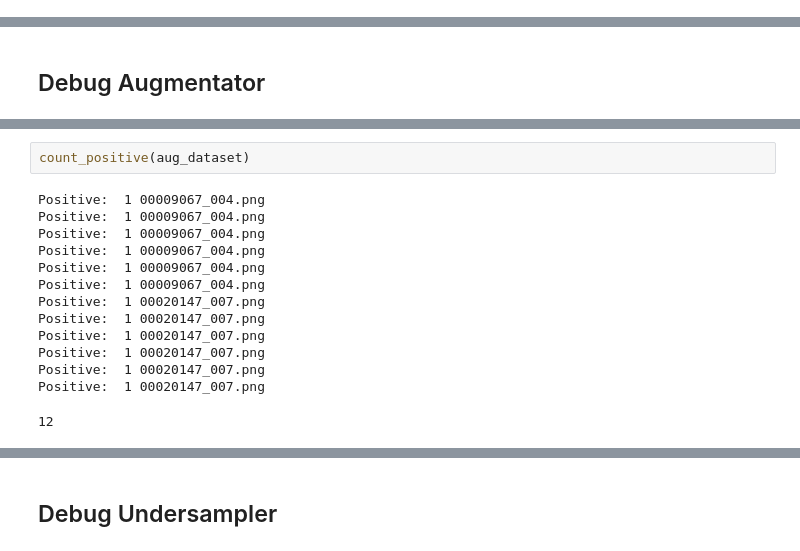
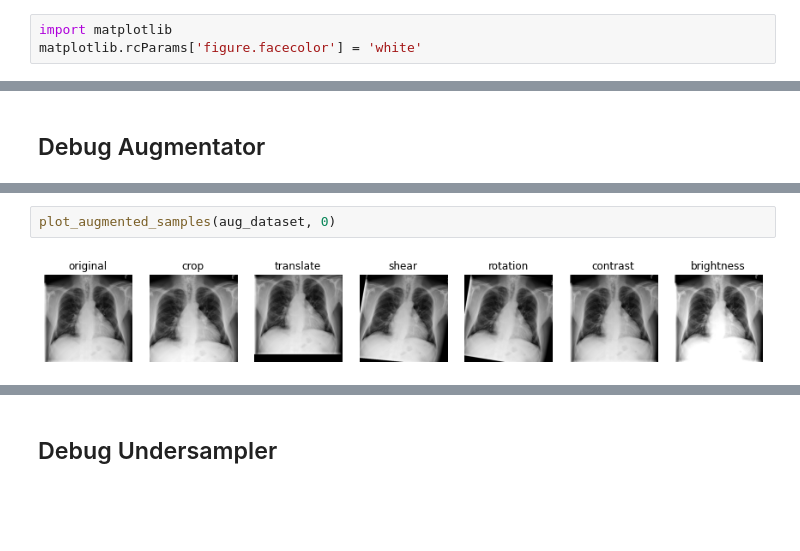
Before and after one commit to pdpino/medical-ai, a Jupyter notebook: medai/datasets/notebooks/cxr14.ipynb, the cells around one changed output, grey strips where cells are left out. Saved outputs shown, nothing was run; the diff lists cells and outputs as text; blank space fills up the shorter version.

```diff
--- a/medai/datasets/notebooks/cxr14.ipynb
+++ b/medai/datasets/notebooks/cxr14.ipynb
@@ -4,6 +4,9 @@
 import torch
 import pandas as pd
 import os
+# %%
+import matplotlib
+matplotlib.rcParams['figure.facecolor'] = 'white'
 # %%
 %run ../cxr14.py
 # %% [markdown]
@@ -245,16 +208,4 @@ Positive:  1 00020147_007.png
-# %%
-count_positive(aug_dataset)
-# %% [output]
-Positive:  1 00009067_004.png
-Positive:  1 00009067_004.png
-Positive:  1 00009067_004.png
-Positive:  1 00009067_004.png
-Positive:  1 00009067_004.png
-Positive:  1 00009067_004.png
-Positive:  1 00020147_007.png
-Positive:  1 00020147_007.png
-Positive:  1 00020147_007.png
-Positive:  1 00020147_007.png
-Positive:  1 00020147_007.png
-Positive:  1 00020147_007.png
-12
+# %%
+plot_augmented_samples(aug_dataset, 0)
+# %% [output]
+[figure, added]
```
Also changed, not shown: parts of 11 cells of this notebook, 4 other files.
